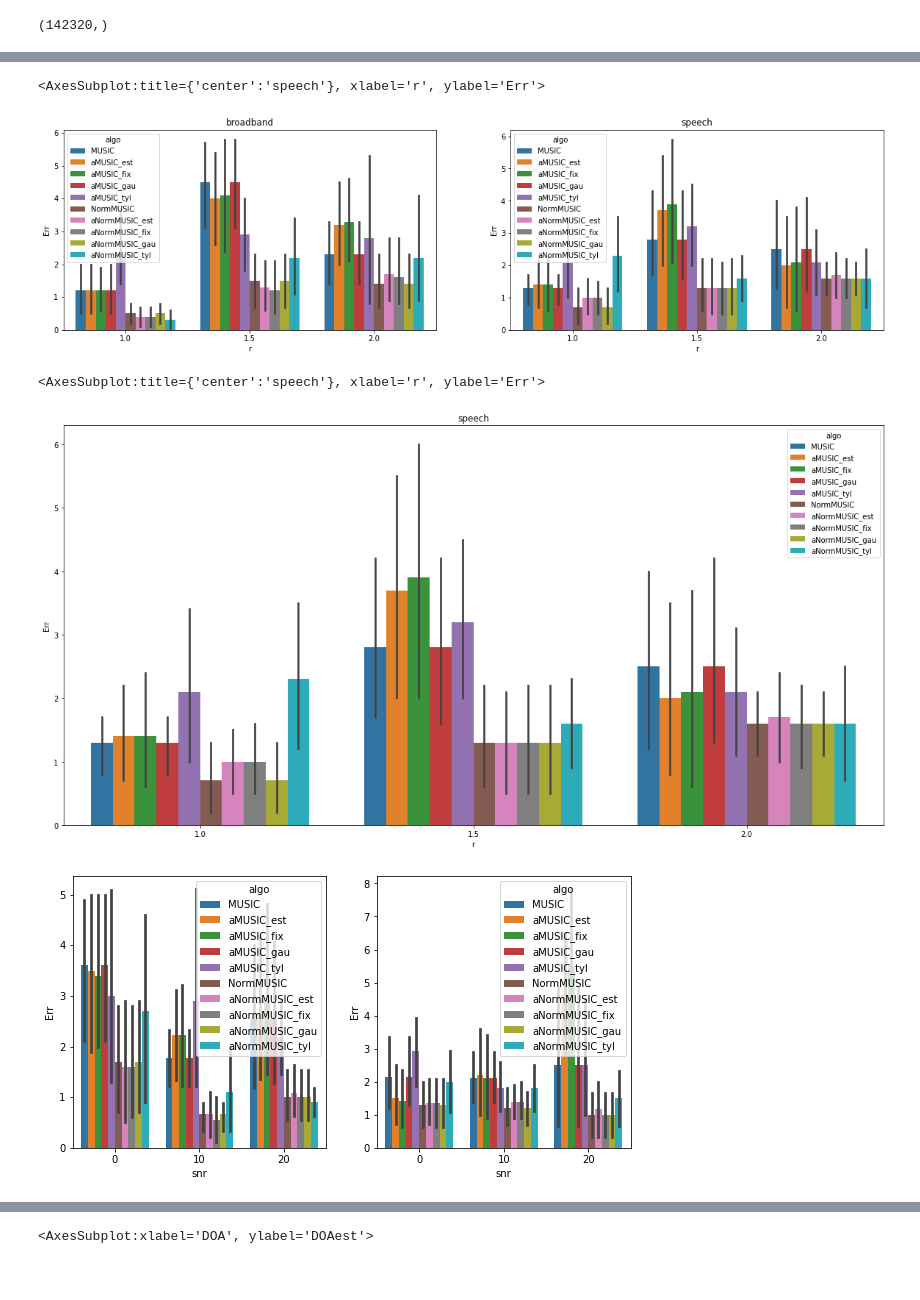
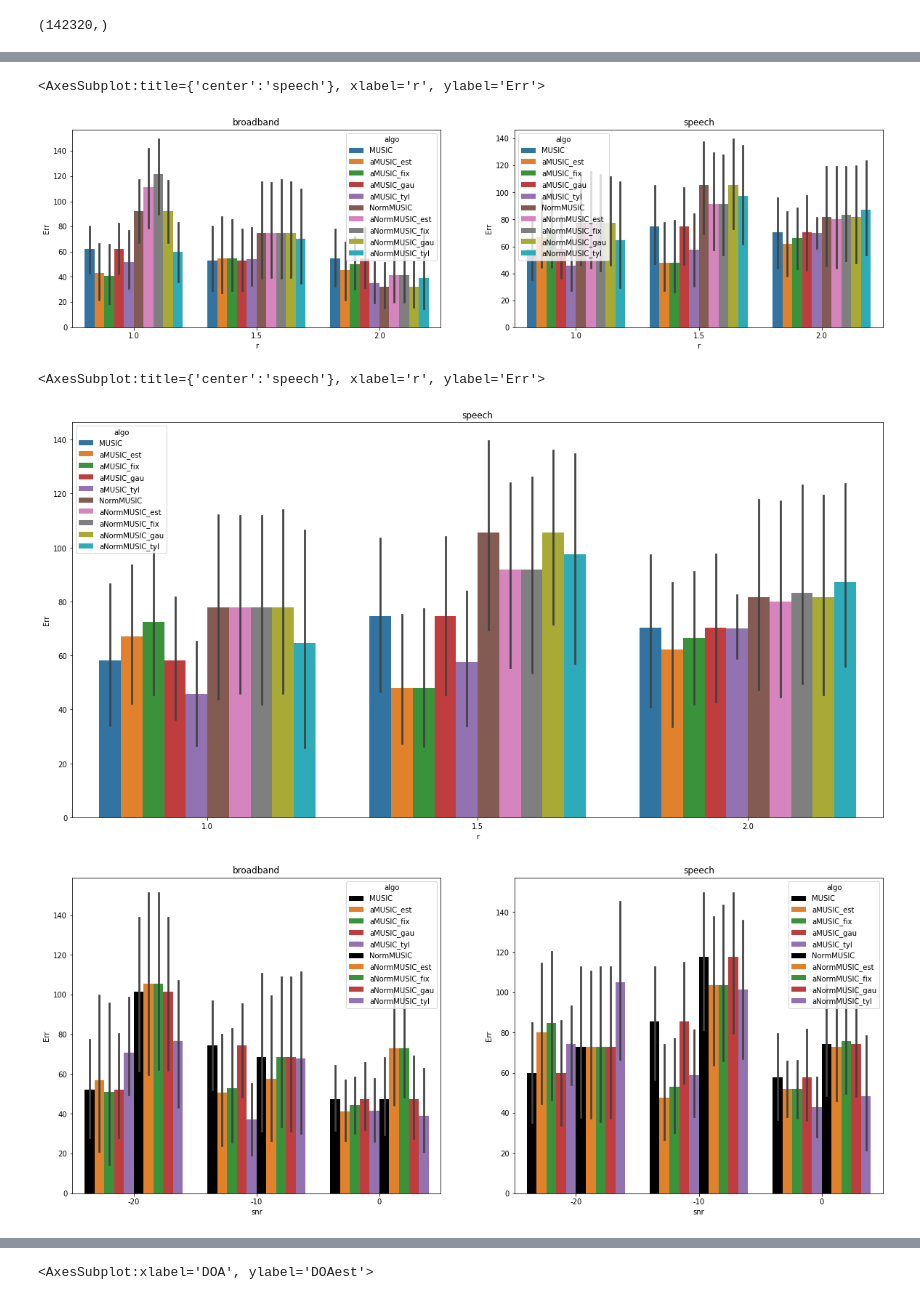
Before and after one commit to matfontaine/alphaMUSIC, a Jupyter notebook: notebooks/[DOAs] Pyroom DOAs NormMUSIC.ipynb, the cells around one changed output, grey strips where cells are left out. Saved outputs shown, nothing was run; the diff lists cells and outputs as text; code cells hidden in the pictures.

```diff
--- a/notebooks/[DOAs] Pyroom DOAs NormMUSIC.ipynb
+++ b/notebooks/[DOAs] Pyroom DOAs NormMUSIC.ipynb
@@ -21,13 +21,13 @@ from alphaMusic.alphaMUSIC import AlphaMUSIC, aMUSIC
 fs = 16000
 nfft = 1024
 n = 5*fs # simulation length of source signal (3 seconds)
-n_frames = 30
-max_order = 30
+n_frames = 3
+max_order = 80
 doas_deg = np.linspace(start=0, stop=180, num=10, endpoint=True)
 rs = [1, 1.5, 2]
 mic_center = np.c_[[2,2,1]]
-mic_locs = mic_center + acu.get_echo_array(5, 0.04).mic_pos
-snr_lb, snr_ub = 0, 30
+mic_locs = mic_center + acu.get_linear_array(2, 0.04).mic_pos
+snr_lb, snr_ub = -30, 10
 # %%
 path = '../data/LibriSpeech/dev-clean/1673/143397/1673-143397-0001.flac'
 path_to_speech = Path(path)
@@ -48,7 +48,7 @@ for source in ['noise', 'speech']:
             source_loc = mic_center[:,0] + np.c_[r*np.cos(doa_rad), r*np.sin(doa_rad), 0][0]
             room_dim = [uniform(4,6), uniform(4,6), uniform(2, 4)] # meters
 
-            room = ShoeBox(room_dim, fs=fs, max_order=max_order, absorption=0.2)
+            room = ShoeBox(room_dim, fs=fs, max_order=max_order, absorption=0.1)
             if source == 'speech': signal = speech[:n]
             if source == 'noise' : signal = np.random.random(n)
 
@@ -155,23 +151,28 @@ plt.title('speech')
 sns.barplot(x='r',y='Err', hue='algo', data=df.loc[df['source'] == 'speech'])
 # %% [output]
 <AxesSubplot:title={'center':'speech'}, xlabel='r', ylabel='Err'>
-[figure, old version]
+[figure, new version]
 # %%
 plt.figure(figsize=(20,10))
 plt.title('speech')
 sns.barplot(x='r',y='Err', hue='algo', data=df.loc[df['source'] == 'speech'])
 # %% [output]
 <AxesSubplot:title={'center':'speech'}, xlabel='r', ylabel='Err'>
-[figure, old version]
+[figure, new version]
 # %%
-plt.figure(figsize=(10,5))
+plt.figure(figsize=(20,8))
 plt.subplot(121)
-sns.barplot(x='snr',y='Err', hue='algo', data=df.loc[df['source'] == 'noise'])
+plt.title('broadband')
+bar = sns.barplot(x='snr',y='Err', hue='algo', data=df.loc[df['source'] == 'noise'],
+                 palette=["k", "C1", "C2", "C3", "C4", "k", "C1", "C2", "C3", "C4"])
+
 plt.subplot(122)
-sns.barplot(x='snr',y='Err', hue='algo', data=df.loc[df['source'] == 'speech'])
+plt.title('speech')
+sns.barplot(x='snr',y='Err', hue='algo', data=df.loc[df['source'] == 'speech'],
+           palette=["k", "C1", "C2", "C3", "C4", "k", "C1", "C2", "C3", "C4"])
 plt.show()
 # %% [output]
-[figure, old version]
+[figure, new version]
 # %%
 plt.figure(figsize=(20,10))
 sns.barplot(x='snr',y='Err', hue='algo', data=df.loc[df['source'] == 'speech'])
```
Also changed, not shown: parts of 2 cells of this notebook, 22 other files.
